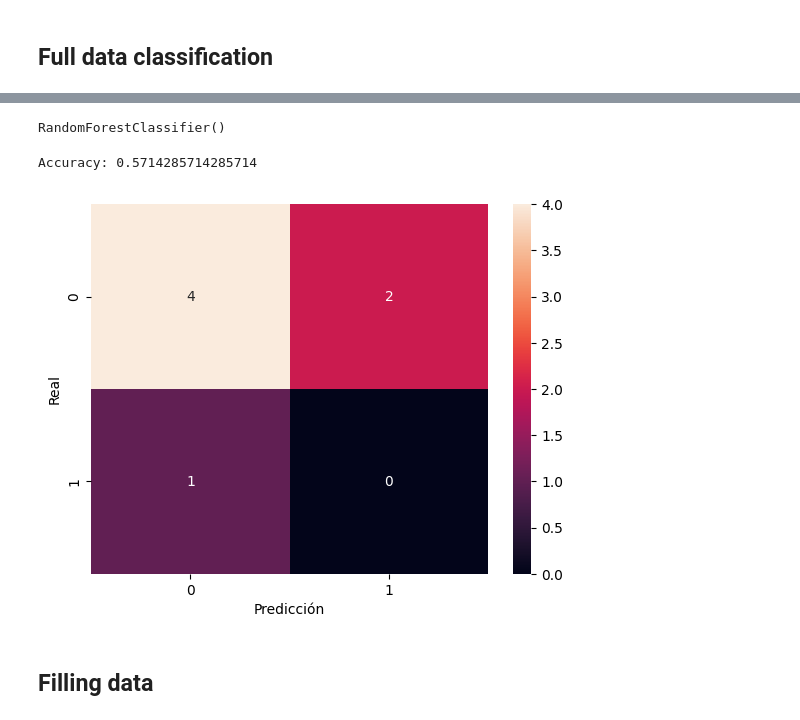
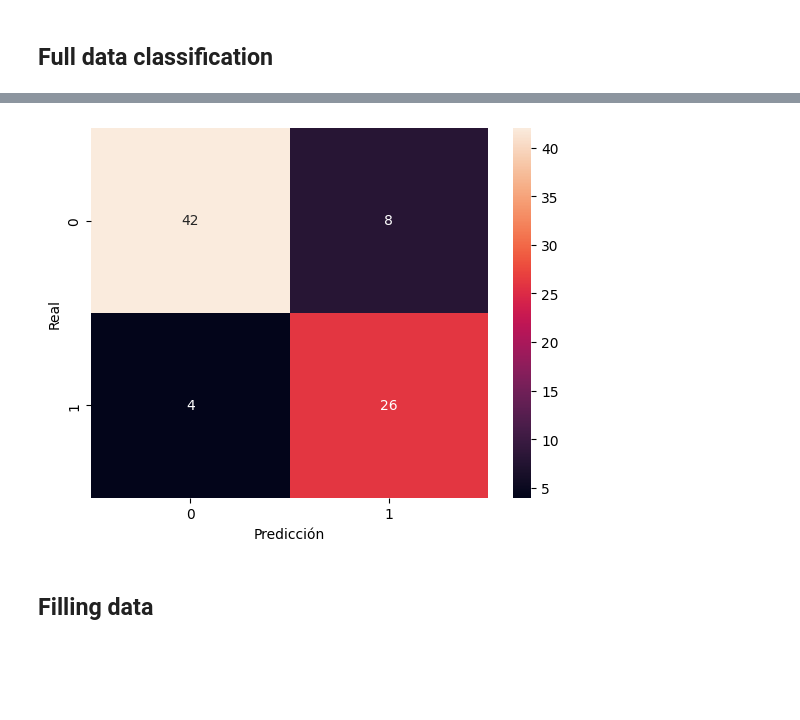
Before and after one commit to LuisLasbelin/TFE2, a Jupyter notebook: RFc_processing.ipynb, the cells around one changed output, grey strips where cells are left out. Drawn from its saved outputs; the diff is of its cells as text; code cells hidden in the pictures; blank space fills up the shorter version.

```diff
--- a/RFc_processing.ipynb
+++ b/RFc_processing.ipynb
@@ -45,3 +47,31 @@ df['cancer'] = df['cancer'].apply(lambda x: 1 if x != 0 else x)
+# %%
+def RandomForest(iterations, _df, _target):
+    # Make a loop of train and test sepparations with different random states
+    results = []
+    for i in range(iterations):
+        # Prepare a random forest classifier and use df_filled with sepparated trained and test fragments
+        clf = RandomForestClassifier(n_estimators=100)
+        X_train, X_test, y_train, y_test = train_test_split(_df, _target, test_size=0.2, random_state=i)
+        # Train the classifier
+        clf.fit(X_train, y_train)
+        # Show results
+        y_pred = clf.predict(X_test)
+        accuracy = accuracy_score(y_test, y_pred)
+        # Save the resulting model in an array of results
+        results.append(clf)
+    return results, X_train, X_test, y_train, y_test
+# %%
+def ConfusionMatrix(results, X_test, y_test):
+    # Create a resulting y_test and y_pred from the results
+    y_pred_m = []
+    y_test_m = []
+    for i in range(len(results)):
+        y_pred_m.extend(results[i].predict(X_test))
+        y_test_m.extend(y_test)
+    # Classification matrix with the real target and predicted target
+    sns.heatmap(pd.crosstab(y_test_m, y_pred_m, rownames=['Real'], colnames=['Predicción']), annot=True, fmt='d')
+    plt.show()
+    return y_test_m, y_pred_m
 # %% [markdown]
 ## Full data classification
 # %%
@@ -67,21 +89,11 @@ clf = RandomForestClassifier(n_estimators=100)
-# %%
-# Set the random fores classifier to use df_full_data and sepparate in two groups
-clf.fit(X_train, y_train)
-# %% [output]
-RandomForestClassifier()
-# %%
-# Show the results
-y_pred = clf.predict(X_test)
-accuracy = accuracy_score(y_test, y_pred)
-print("Accuracy:", accuracy)
-# %% [output]
-Accuracy: 0.5714285714285714
-# %%
-# Classification matrix with the real target and predicted target
-sns.heatmap(pd.crosstab(y_test, y_pred, rownames=['Real'], colnames=['Predicción']), annot=True, fmt='d')
-plt.show()
-# %% [output]
-[figure, removed]
+# %%
+# Make a loop of train and test sepparations with different random states
+results = []
+results, X_train, X_test, y_train, y_test = RandomForest(10, df_full_data, target_full_data)
+# %%
+y_test_m, y_pred_m = ConfusionMatrix(results, X_test, y_test)
+# %% [output]
+[figure, added]
 # %% [markdown]
 ## Filling data
 # %%
```
Also changed, not shown: parts of 15 cells of this notebook.
